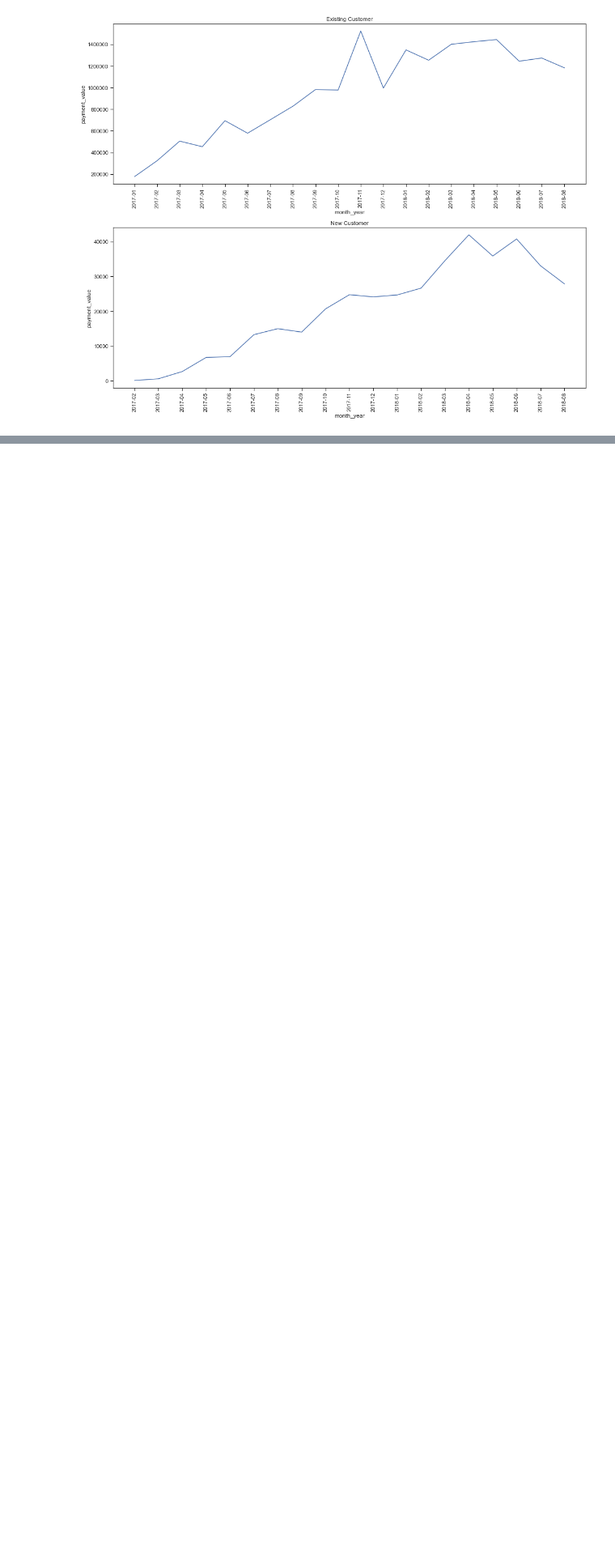
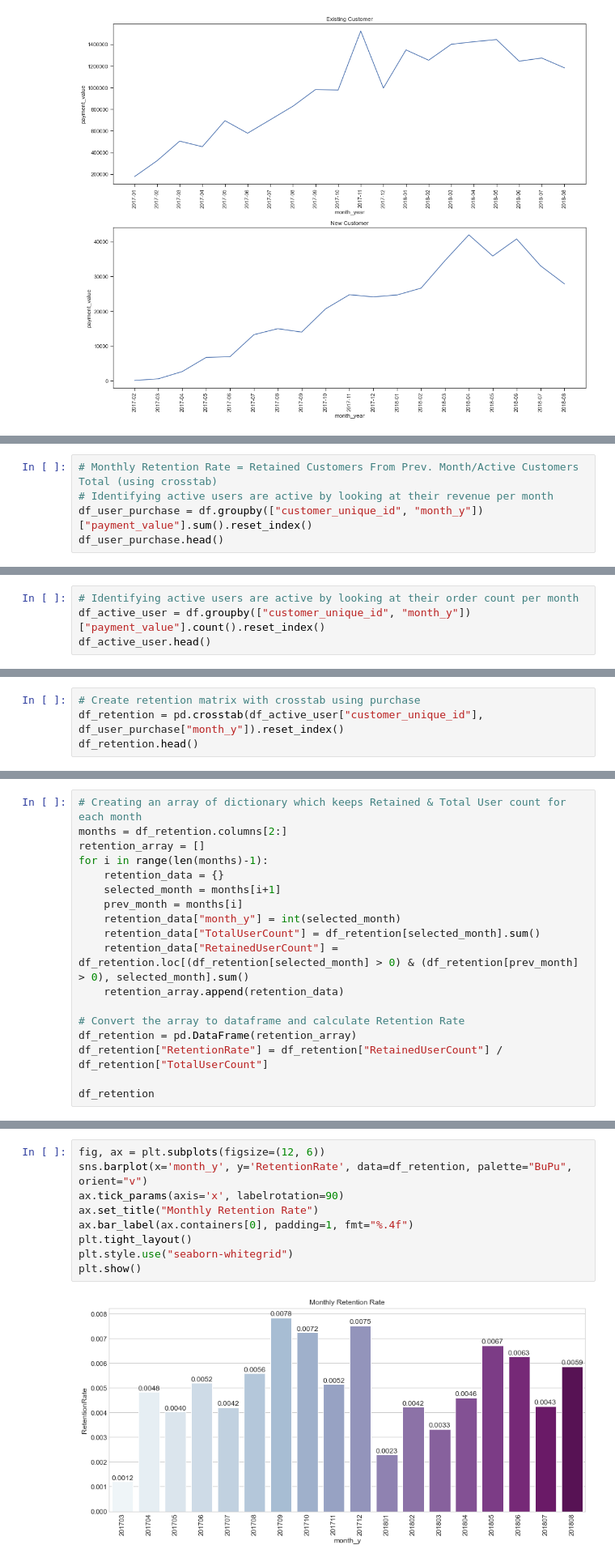
Before and after one commit to hyunjun33/Funnel_Analysis, a Jupyter notebook: Olist/Olist_Funnel_Analysis.ipynb, the cells around one changed output, grey strips where cells are left out. Shown at 81% size. Drawn from its saved outputs; the diff is of its cells as text; blank space fills up the shorter version.

```diff
--- a/Olist/Olist_Funnel_Analysis.ipynb
+++ b/Olist/Olist_Funnel_Analysis.ipynb
@@ -442,0 +468,5 @@ plt.show()
+# %%
+# Monthly Retention Rate = Retained Customers From Prev. Month/Active Customers Total (using crosstab)
+# Identifying active users are active by looking at their revenue per month
+df_user_purchase = df.groupby(["customer_unique_id", "month_y"])["payment_value"].sum().reset_index()
+df_user_purchase.head()
@@ -442,0 +480,4 @@ plt.show()
+# %%
+# Identifying active users are active by looking at their order count per month
+df_active_user = df.groupby(["customer_unique_id", "month_y"])["payment_value"].count().reset_index()
+df_active_user.head()
@@ -442,0 +491,4 @@ plt.show()
+# %%
+# Create retention matrix with crosstab using purchase
+df_retention = pd.crosstab(df_active_user["customer_unique_id"], df_user_purchase["month_y"]).reset_index()
+df_retention.head()
@@ -442,0 +502,18 @@ plt.show()
+# %%
+# Creating an array of dictionary which keeps Retained & Total User count for each month
+months = df_retention.columns[2:]
+retention_array = []
+for i in range(len(months)-1):
+    retention_data = {}
+    selected_month = months[i+1]
+    prev_month = months[i]
+    retention_data["month_y"] = int(selected_month)
+    retention_data["TotalUserCount"] = df_retention[selected_month].sum()
+    retention_data["RetainedUserCount"] = df_retention.loc[(df_retention[selected_month] > 0) & (df_retention[prev_month] > 0), selected_month].sum()
+    retention_array.append(retention_data)
+
+# Convert the array to dataframe and calculate Retention Rate
+df_retention = pd.DataFrame(retention_array)
+df_retention["RetentionRate"] = df_retention["RetainedUserCount"] / df_retention["TotalUserCount"]
+
+df_retention
@@ -442,0 +538,11 @@ plt.show()
+# %%
+fig, ax = plt.subplots(figsize=(12, 6))
+sns.barplot(x='month_y', y='RetentionRate', data=df_retention, palette="BuPu", orient="v")
+ax.tick_params(axis='x', labelrotation=90)
+ax.set_title("Monthly Retention Rate")
+ax.bar_label(ax.containers[0], padding=1, fmt="%.4f")
+plt.tight_layout()
+plt.style.use("seaborn-whitegrid")
+plt.show()
+# %% [output]
+[figure, added]
```
Also changed, not shown: parts of 13 cells of this notebook.
